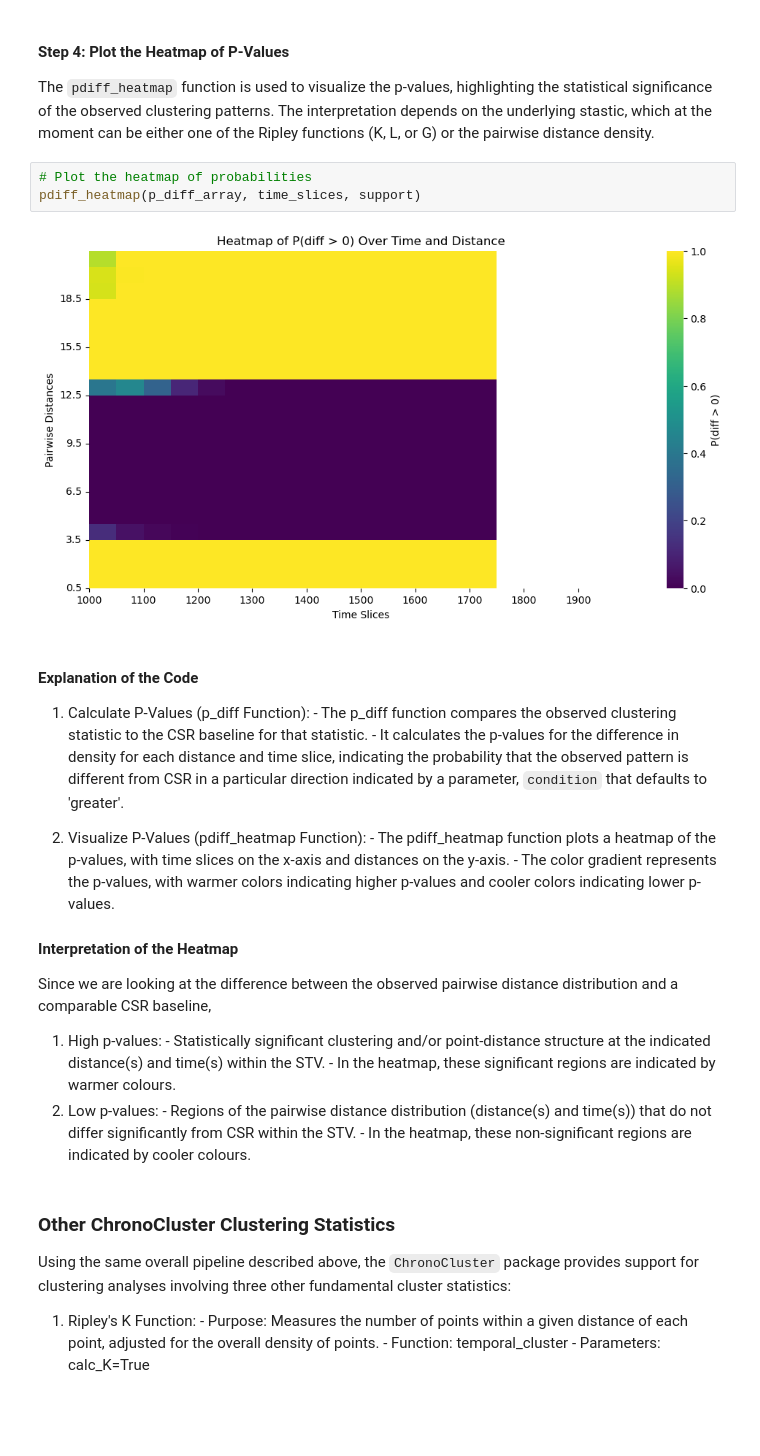
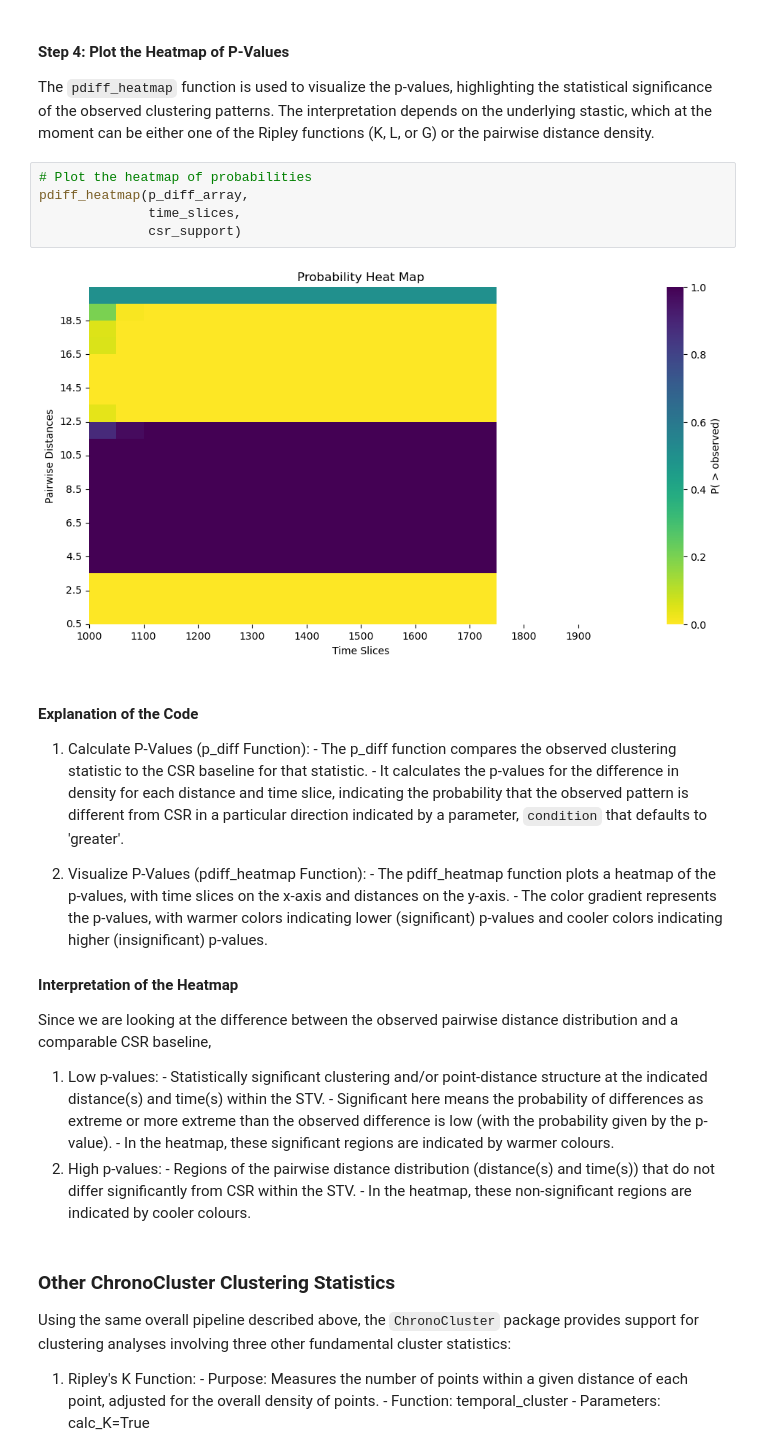
Before and after one commit to wccarleton/chronocluster, a Jupyter notebook: notebooks/tutorialnb.ipynb, the cells around one changed output. Saved outputs shown, nothing was run; the diff lists cells and outputs as text; blank space fills up the shorter version.

Commit message:
correction to p_diff

```diff
--- a/notebooks/tutorialnb.ipynb
+++ b/notebooks/tutorialnb.ipynb
@@ -682,9 +721,11 @@ p_diff_array = clustering.p_diff(pairwise_density, csr_pairwise_density)
 The `pdiff_heatmap` function is used to visualize the p-values, highlighting the statistical significance of the observed clustering patterns. The interpretation depends on the underlying stastic, which at the moment can be either one of the Ripley functions (K, L, or G) or the pairwise distance density.
 # %%
 # Plot the heatmap of probabilities
-pdiff_heatmap(p_diff_array, time_slices, support)
+pdiff_heatmap(p_diff_array,
+              time_slices,
+              csr_support)
 # %% [output]
-[figure, old version]
+[figure, new version]
 # %% [markdown]
 #### Explanation of the Code
 
@@ -694,16 +735,17 @@ pdiff_heatmap(p_diff_array, time_slices, support)
 
 2. Visualize P-Values (pdiff_heatmap Function):
         - The pdiff_heatmap function plots a heatmap of the p-values, with time slices on the x-axis and distances on the y-axis.
-        - The color gradient represents the p-values, with warmer colors indicating higher p-values and cooler colors indicating lower p-values.
+        - The color gradient represents the p-values, with warmer colors indicating lower (significant) p-values and cooler colors indicating higher (insignificant) p-values.
 
 #### Interpretation of the Heatmap
 
 Since we are looking at the difference between the observed pairwise distance distribution and a comparable CSR baseline,
 
-1. High p-values:
+1. Low p-values:
         - Statistically significant clustering and/or point-distance structure at the indicated distance(s) and time(s) within the STV.
+        - Significant here means the probability of differences as extreme or more extreme than the observed difference is low (with the probability given by the p-value).
         - In the heatmap, these significant regions are indicated by warmer colours.
-2. Low p-values:
+2. High p-values:
         - Regions of the pairwise distance distribution (distance(s) and time(s)) that do not differ significantly from CSR within the STV.
         - In the heatmap, these non-significant regions are indicated by cooler colours.
 # %% [markdown]
```
Also changed, not shown: parts of 8 cells of this notebook, 2 other files.
